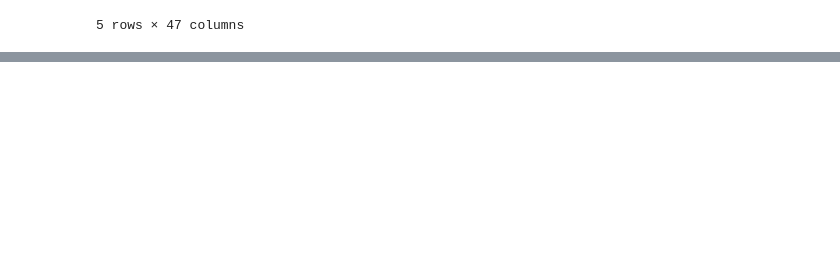
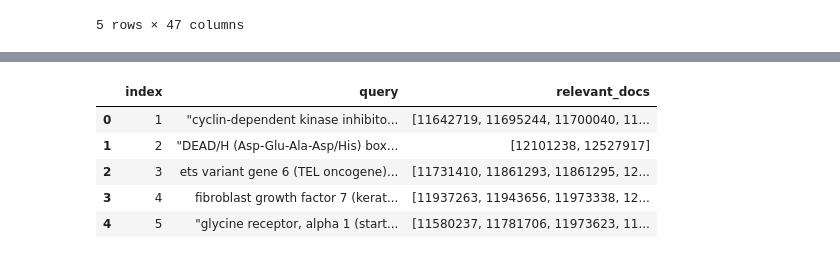
Before and after one commit to Lolya-cloud/fir-project, a Jupyter notebook: scripts/info-retrieval.ipynb, the cells around one changed output, grey strips where cells are left out. Saved outputs shown, nothing was run; the diff lists cells and outputs as text; code cells hidden in the pictures; blank space fills up the shorter version.

```diff
--- a/scripts/info-retrieval.ipynb
+++ b/scripts/info-retrieval.ipynb
@@ -60,9 +61,10 @@ data = []
 for line in lines:
     x = line.strip().split("\t")
     if len(x) >= 2:
-        data.append({"index": x[0], "query": x[1]})
+        data.append({"index": int(x[0]), "query": x[1]})
     else:
         raise ValueError("wtf")
 queries = pd.concat([queries, pd.DataFrame(data)], ignore_index=True)
-print(queries)
+queries.head(5)
+print(queries.isna().sum())
 # %% [output]
@@ -85,0 +89,17 @@ print(queries)
+# %%
+# load query results
+query_res = pd.DataFrame(columns=["query_index", "doc_index", "relevant"])
+
+with open("../data/training-qrels.txt", "r") as f:
+    lines = f.readlines()
+
+data = []
+for line in lines:
+    x = line.strip().split("\t")
+    if len(x) >= 4:
+        data.append({"query_index": int(x[0]), "doc_index": int(x[2]), "relevant": int(x[3])})
+    else:
+        raise ValueError("wtf")
+query_res = pd.concat([query_res, pd.DataFrame(data)], ignore_index=True)
+print(query_res.head(5))
+print(query_res.isna().sum())
@@ -85,0 +117,16 @@ print(queries)
+# %%
+# combine queries and results
+
+filtered_df = query_res[query_res["relevant"] == 1]
+grouped_df = filtered_df.groupby('query_index')['doc_index'].apply(list).reset_index()
+grouped_df = grouped_df.rename(columns={'doc_index': 'relevant_docs'})
+queries_training = pd.concat([queries, grouped_df], axis=1)
+queries_training = queries_training.drop(columns=["query_index"])
+queries_training.head(5)
+# %% [output]
+|  | index | query | relevant_docs |
+| 0 | 1 | "cyclin-dependent kinase inhibito... | [11642719, 11695244, 11700040, 11... |
+| 1 | 2 | "DEAD/H (Asp-Glu-Ala-Asp/His) box... | [12101238, 12527917] |
+| 2 | 3 | ets variant gene 6 (TEL oncogene)... | [11731410, 11861293, 11861295, 12... |
+| 3 | 4 | fibroblast growth factor 7 (kerat... | [11937263, 11943656, 11973338, 12... |
+| 4 | 5 | "glycine receptor, alpha 1 (start... | [11580237, 11781706, 11973623, 11... |
```
Also changed, not shown: parts of 12 cells of this notebook.
